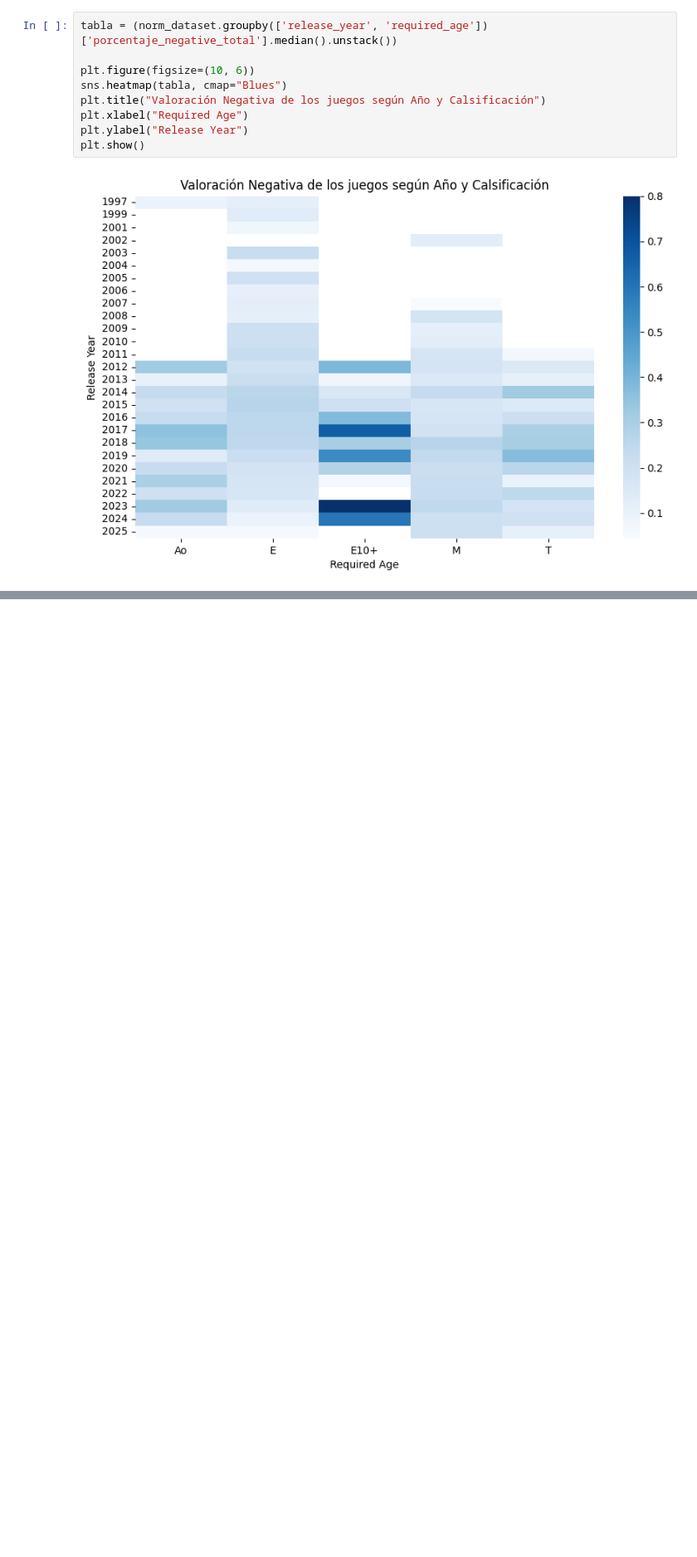
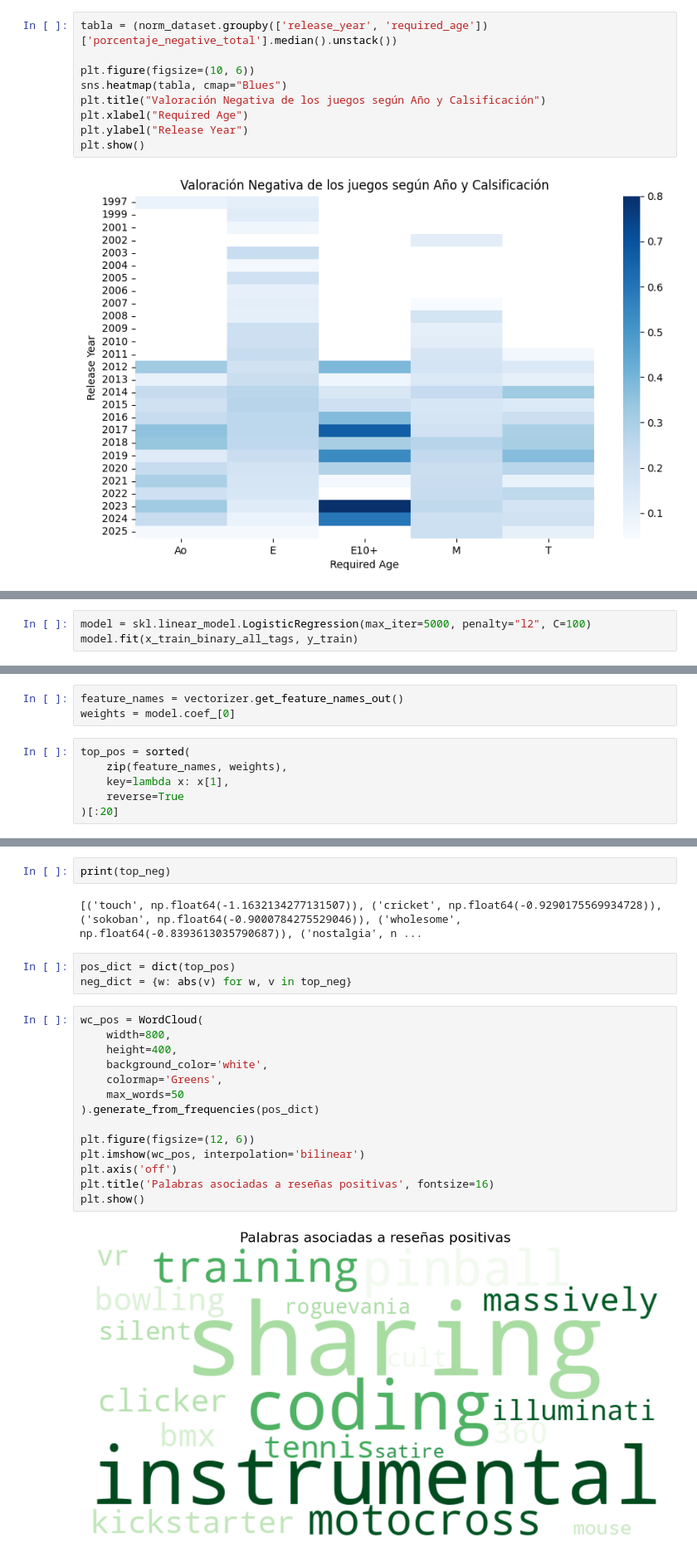
Before and after one commit to Josue-Aldebaran-G-L/Proyecto-AVD, a Jupyter notebook: AVD_Proyecto.ipynb, the cells around one changed output, grey strips where cells are left out. Shown at 83% size. Drawn from its saved outputs; the diff is of its cells as text; blank space fills up the shorter version.

```diff
--- a/AVD_Proyecto.ipynb
+++ b/AVD_Proyecto.ipynb
@@ -1170,0 +1348,3 @@ plt.show()
+# %%
+model = skl.linear_model.LogisticRegression(max_iter=5000, penalty="l2", C=100)
+model.fit(x_train_binary_all_tags, y_train)
@@ -1170,0 +1379,9 @@ plt.show()
+# %%
+feature_names = vectorizer.get_feature_names_out()
+weights = model.coef_[0]
+# %%
+top_pos = sorted(
+    zip(feature_names, weights),
+    key=lambda x: x[1],
+    reverse=True
+)[:20]
@@ -1170,0 +1397,23 @@ plt.show()
+# %%
+print(top_neg)
+# %% [output]
+[('touch', np.float64(-1.1632134277131507)), ('cricket', np.float64(-0.9290175569934728)), ('sokoban', np.float64(-0.9000784275529046)), ('wholesome', np.float64(-0.8393613035790687)), ('nostalgia', n ...
+# %%
+pos_dict = dict(top_pos)
+neg_dict = {w: abs(v) for w, v in top_neg}
+# %%
+wc_pos = WordCloud(
+    width=800,
+    height=400,
+    background_color='white',
+    colormap='Greens',
+    max_words=50
+).generate_from_frequencies(pos_dict)
+
+plt.figure(figsize=(12, 6))
+plt.imshow(wc_pos, interpolation='bilinear')
+plt.axis('off')
+plt.title('Palabras asociadas a reseñas positivas', fontsize=16)
+plt.show()
+# %% [output]
+[figure, added]
```
Also changed, not shown: parts of 82 cells of this notebook.
